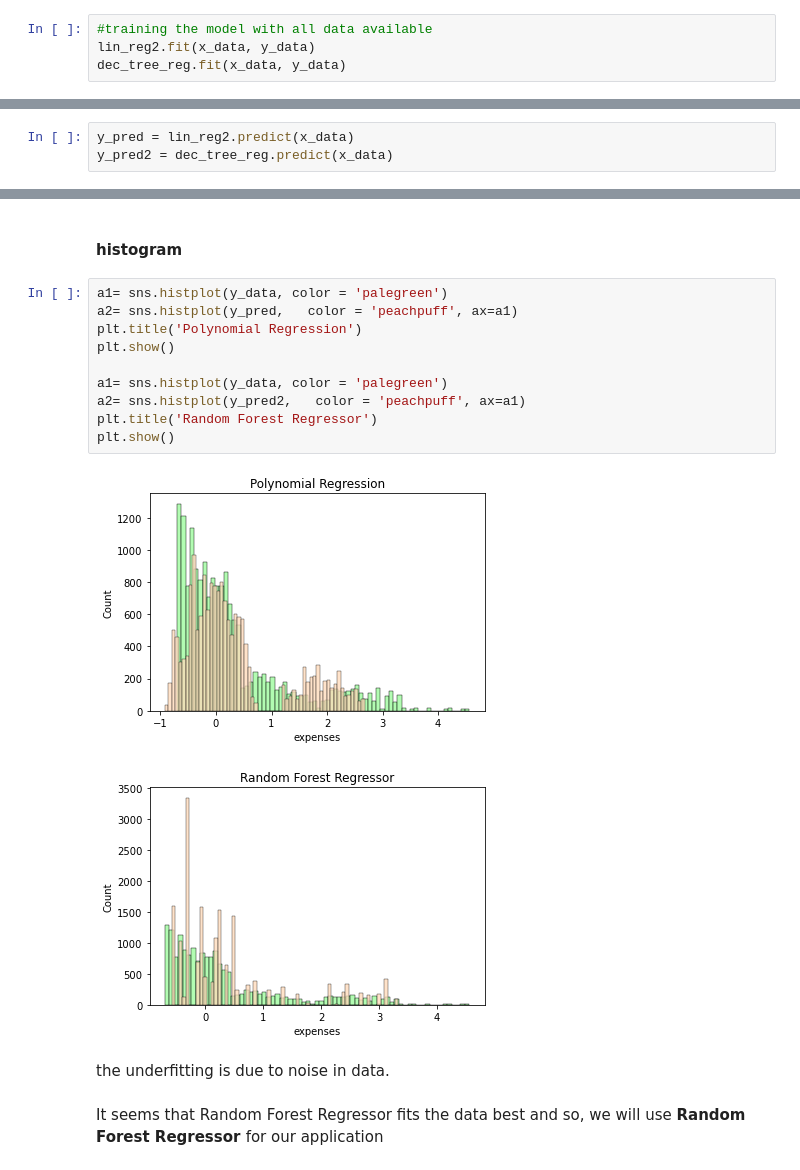
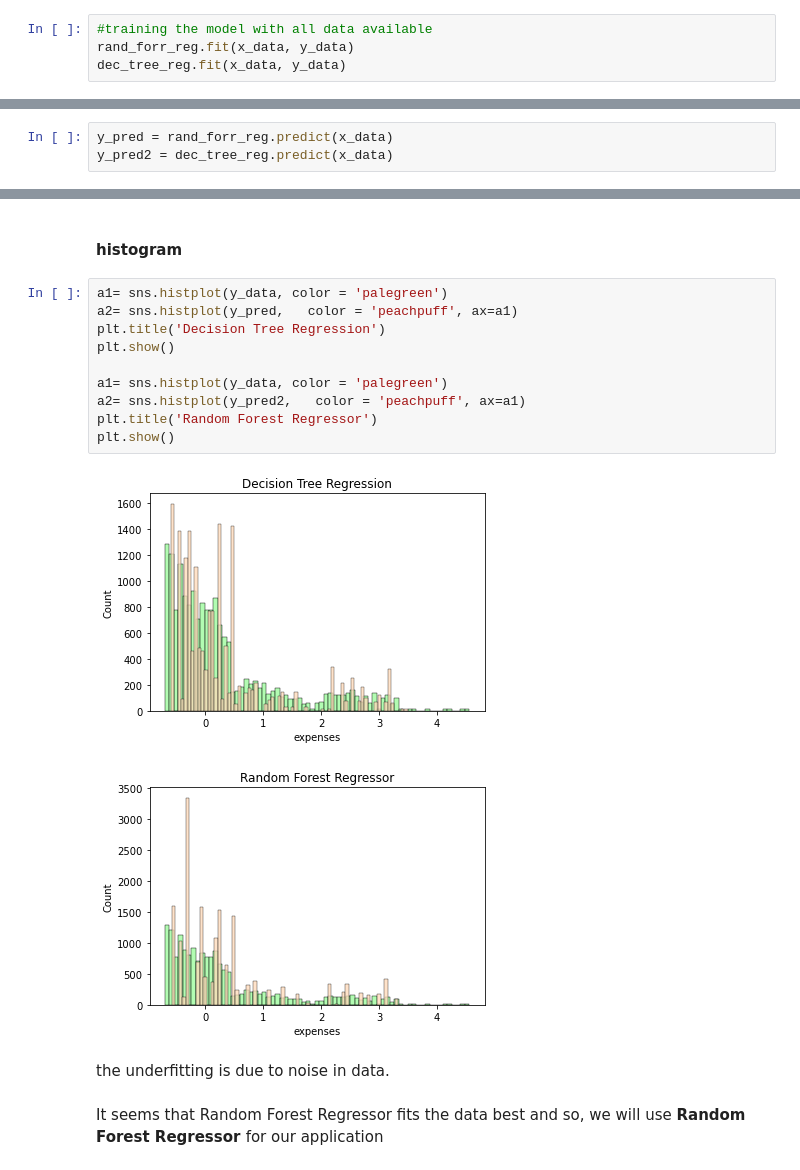
Before and after one commit to manikpurivibhu/Insurance-Premium-Prediction, a Jupyter notebook: Insurance_Premium_Prediction.ipynb, the cells around one changed output, grey strips where cells are left out. Drawn from its saved outputs; the diff is of its cells as text.

```diff
--- a/Insurance_Premium_Prediction.ipynb
+++ b/Insurance_Premium_Prediction.ipynb
@@ -423,14 +416,14 @@ models_comparison
  #### Decision Tree Regressor and Random Forest Regressor fits to the model the best
 # %%
 #training the model with all data available
-lin_reg2.fit(x_data, y_data)
+rand_forr_reg.fit(x_data, y_data)
 dec_tree_reg.fit(x_data, y_data)
 # %% [output]
 DecisionTreeRegressor(max_depth=5, random_state=13)
 # %% [markdown]
 ## Overfitting/Underfitting
 # %%
-y_pred = lin_reg2.predict(x_data)
+y_pred = rand_forr_reg.predict(x_data)
 y_pred2 = dec_tree_reg.predict(x_data)
 # %% [markdown]
 #### Residual Plot and Scatterplot
@@ -463,15 +456,15 @@ evaluate_model_vis(sns.scatterplot)
 # %%
 a1= sns.histplot(y_data, color = 'palegreen')
 a2= sns.histplot(y_pred,   color = 'peachpuff', ax=a1)
-plt.title('Polynomial Regression')
+plt.title('Decision Tree Regression')
 plt.show()
 
 a1= sns.histplot(y_data, color = 'palegreen')
 a2= sns.histplot(y_pred2,   color = 'peachpuff', ax=a1)
 plt.title('Random Forest Regressor')
 plt.show()
 # %% [output]
-[figure, old version]
+[figure, new version]
 [figure]
 # %% [markdown]
 the underfitting is due to noise in data.<br><br>
```
Also changed, not shown: parts of 17 cells of this notebook, 5 other files.
